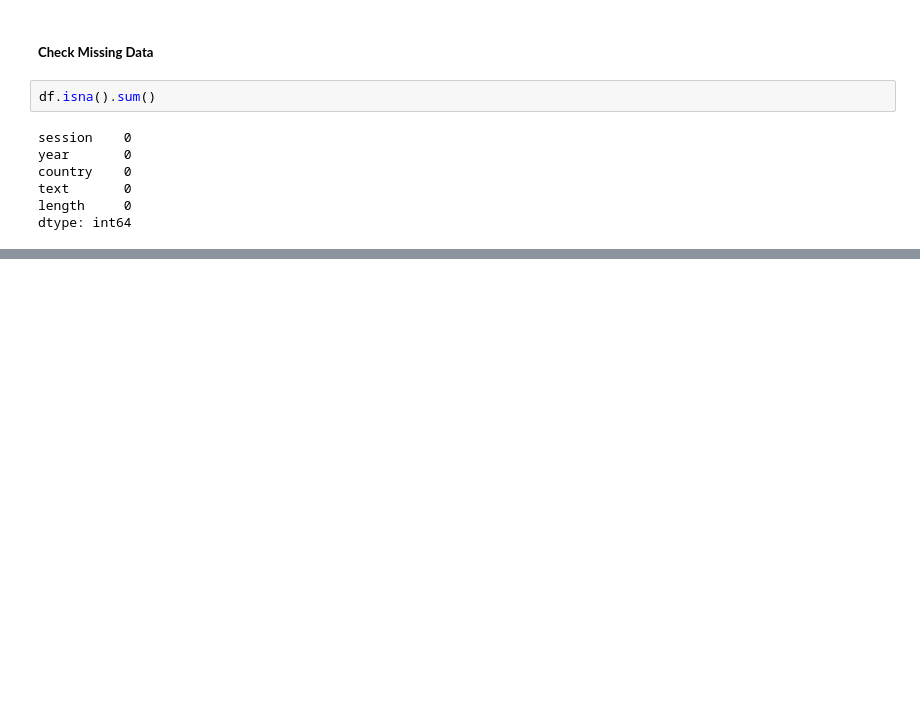
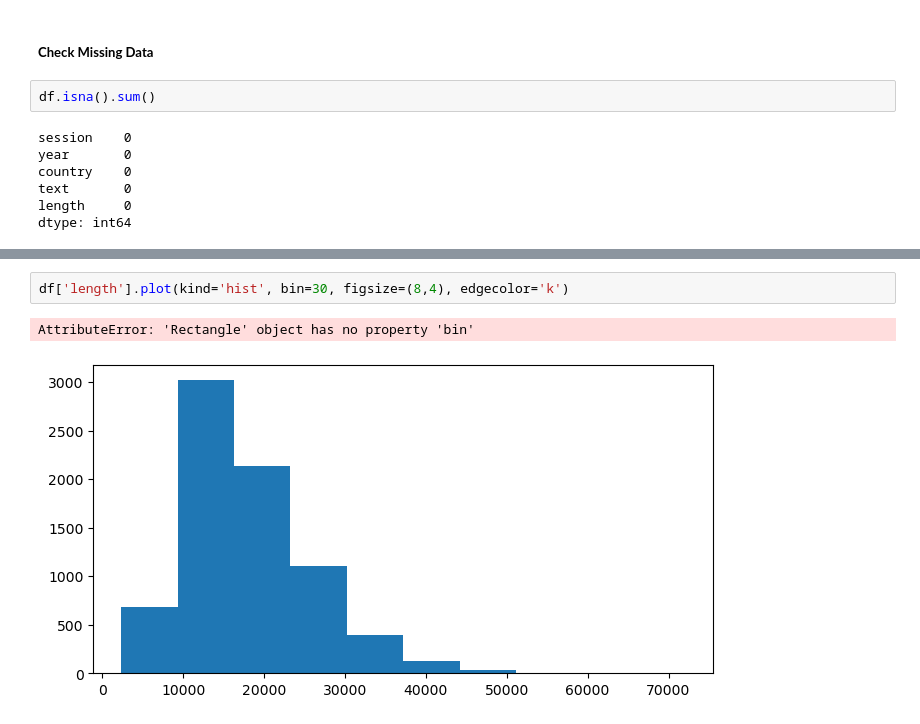
Before and after one commit to SamapanThongmee/CPE393_Text_Analytics, a Jupyter notebook: Lecture_2_Text_Visualization.ipynb, the cells around one changed output, grey strips where cells are left out. Cells and saved outputs as stored; diff of their text form; blank space fills up the shorter version.

```diff
--- a/Lecture_2_Text_Visualization.ipynb
+++ b/Lecture_2_Text_Visualization.ipynb
@@ -89,0 +99,5 @@ dtype: int64
+# %%
+df['length'].plot(kind='hist', bin=30, figsize=(8,4), edgecolor='k')
+# %% [output]
+AttributeError: 'Rectangle' object has no property 'bin'
+[figure, added]
```
Also changed, not shown: parts of 3 cells of this notebook.
